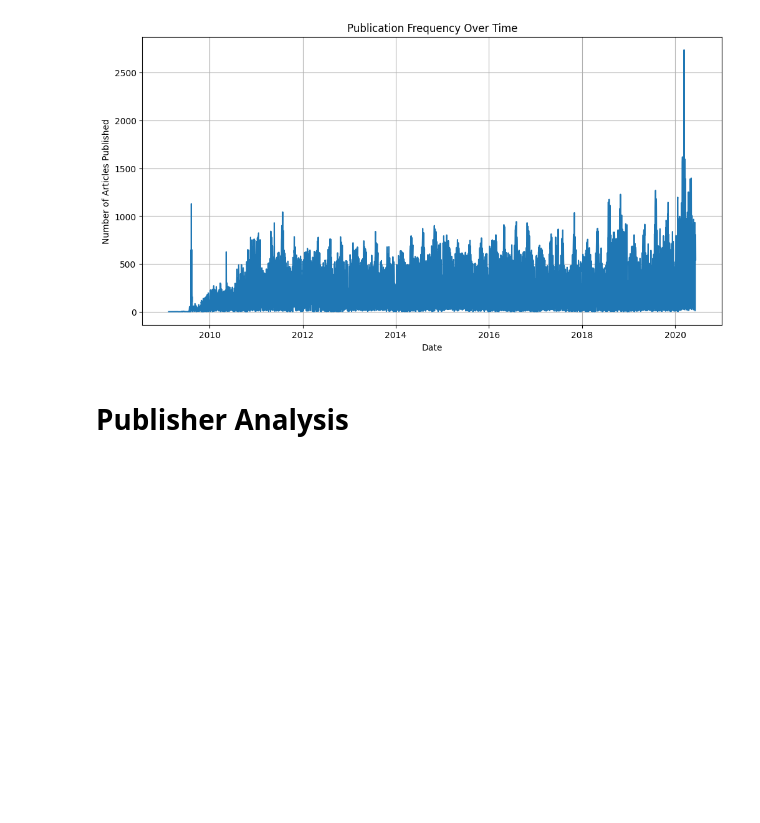
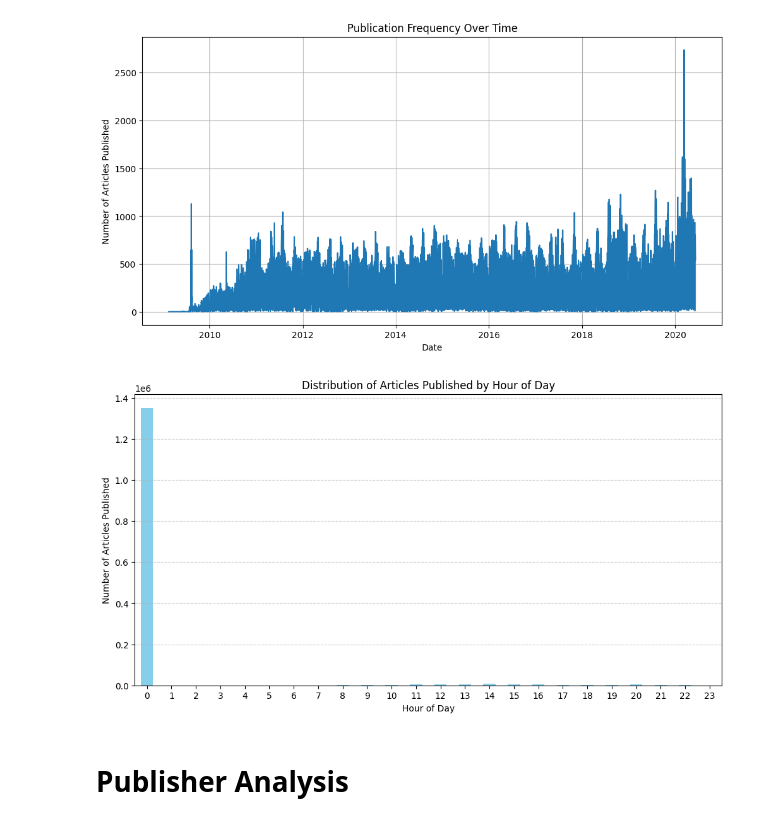
Before and after one commit to NaimaT15/Financial-News-and-Stock-Price-Integration-Dataset, a Jupyter notebook: notebooks/financial_analysis_notebook.ipynb, the cells around one changed output. Saved outputs shown, nothing was run; the diff lists cells and outputs as text; code cells hidden in the pictures; blank space fills up the shorter version.

```diff
--- a/notebooks/financial_analysis_notebook.ipynb
+++ b/notebooks/financial_analysis_notebook.ipynb
@@ -122,6 +122,32 @@ datetime64[ns, UTC]
 Confirming no NaT values remain in 'date' column:
 0
 [figure]
+# %%
+import pandas as pd
+import matplotlib.pyplot as plt
+
+# Sample data (replace this with your actual data loading method)
+df = pd.read_csv('../data/raw_analyst_ratings.csv')
+
+# Attempt to convert 'date' column to datetime, handling errors
+df['date'] = pd.to_datetime(df['date'], utc=True, errors='coerce')
+# Extract the hour from the 'date' column
+df['hour'] = df['date'].dt.hour
+
+# Group by hour to see the frequency of articles published at each hour
+hourly_distribution = df['hour'].value_counts().sort_index()
+
+# Plot the distribution of articles by hour
+plt.figure(figsize=(12, 6))
+hourly_distribution.plot(kind='bar', color='skyblue')
+plt.title('Distribution of Articles Published by Hour of Day')
+plt.xlabel('Hour of Day')
+plt.ylabel('Number of Articles Published')
+plt.xticks(rotation=0)
+plt.grid(axis='y', linestyle='--', alpha=0.6)
+plt.show()
+# %% [output]
+[figure, added]
 # %% [markdown]
 # Publisher Analysis
 # %%
```
